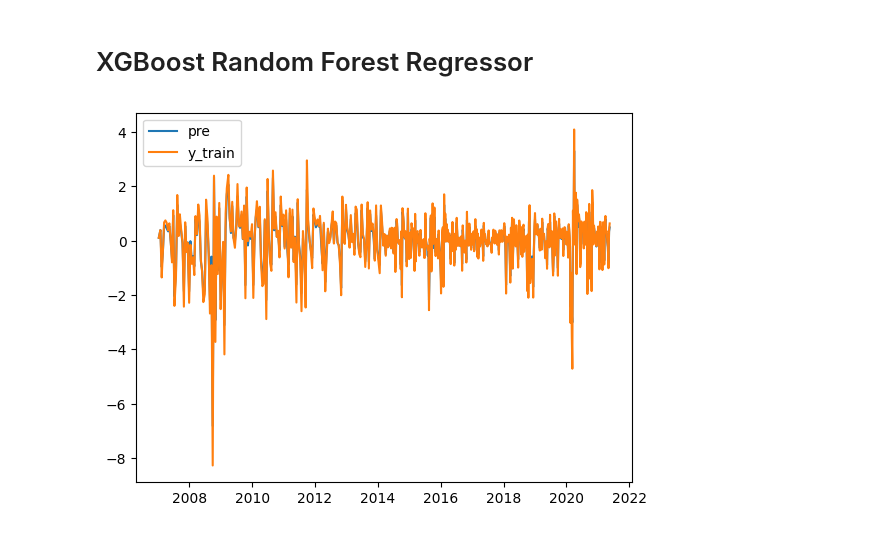
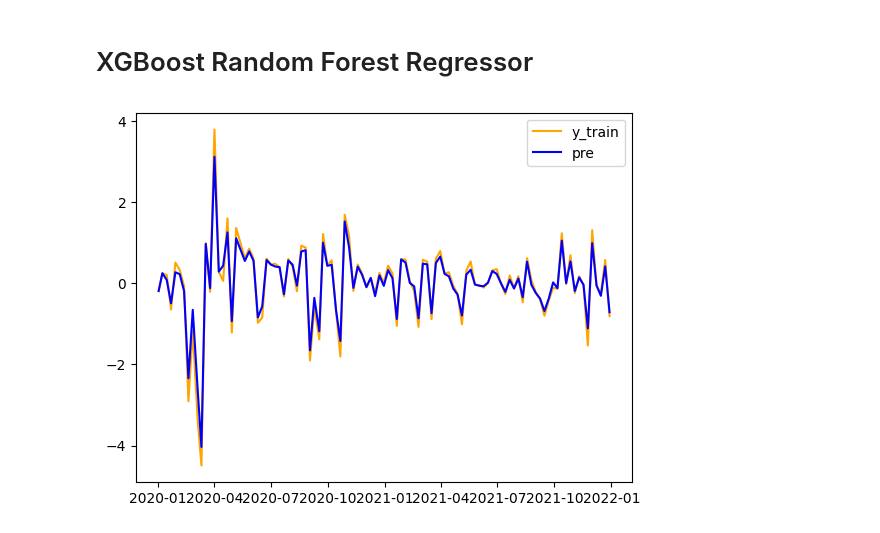
Before and after one commit to bill95196/IAQF, a Jupyter notebook: LSTM.ipynb, the cells around one changed output. Saved outputs shown, nothing was run; the diff lists cells and outputs as text; code cells hidden in the pictures.

```diff
--- a/LSTM.ipynb
+++ b/LSTM.ipynb
@@ -335,7 +403,7 @@ full_data = pd.merge(full_data,unemp_rate,how='left',left_index=True, right_inde
 full_data = pd.merge(full_data,con_sentiment,how='left',left_index=True, right_index=True)
 
 
-# full_data = pd.merge(full_data,t10y2y,how='left',left_index=True, right_index=True)
+full_data = pd.merge(full_data,t10y2y,how='left',left_index=True, right_index=True)
 full_data = pd.merge(full_data,ppi,how='left',left_index=True, right_index=True)
 
 
@@ -343,7 +411,7 @@ full_data = pd.merge(full_data,fed,how='left',left_index=True, right_index=True)
 full_data = pd.merge(full_data,cpi,how='left',left_index=True, right_index=True)
 
 full_data = pd.merge(full_data,dff,how='left',left_index=True, right_index=True)
-full_data = pd.merge(full_data,imp,how='left',left_index=True, right_index=True)
+# full_data = pd.merge(full_data,imp,how='left',left_index=True, right_index=True)
 
 #Russell = pd.merge(Russell,fip,how='left',left_index=True, right_index=True)
 #Russell = pd.merge(Russell,r2d,how='left',left_index=True, right_index=True)
@@ -370,11 +438,13 @@ memory usage: 186.5 KB
 # %%
-X_train, X_test, y_train, y_test = train_test_split(full_data, Return, shuffle=False, test_size=0.2)
+start_date = pd.to_datetime('2020-01-01', format='%Y-%m-%d')
+end_date = pd.to_datetime('2022-01-01', format='%Y-%m-%d')
+X_train, y_train, X_test, y_test = train_test_split(full_data, Return, start_date, end_date)
 X_train, y_train, y_origin, X_test = get_z_score(X_train, y_train, X_test)
-y_train = cap_outliers(y_train, 0.02, 0.99)
+#y_train = cap_outliers(y_train, 0.01, 0.99)
 # %%
 from xgboost import XGBRegressor, XGBRFRegressor
 
-regressor = XGBRegressor(objective="reg:squarederror", random_state=42)
+regressor = XGBRegressor(booster="dart", objective="reg:squarederror", random_state=42, reg_lambda=1.5)
 regressor.fit(X_train, y_train)
 pre = regressor.predict(X_train)
 # %% [markdown]
@@ -430,7 +504,8 @@ plt.show()
 # %% [markdown]
 # XGBoost Random Forest Regressor
 # %%
-regressor = XGBRFRegressor(objective="reg:squarederror",
+regressor = XGBRFRegressor(booster="dart",
+                           objective="reg:squarederror",
                            n_estimator = 10000,
                            learning_rate = 1,
                            max_depth = 200,
@@ -439,12 +514,12 @@ regressor.fit(X_train, y_train)
 pre = regressor.predict(X_train)
 pre = pd.Series(pre, y_train.index)
 # %%
-plt.plot(pre, label="pre")
-plt.plot(y_train, label="y_train")
+plt.plot(y_train, label="y_train", color='orange')
+plt.plot(pre, label="pre", color='blue')
 plt.legend()
 plt.show()
 # %% [output]
-[figure, old version]
+[figure, new version]
 # %%
 cat_train = [1 if i>0 else -1 for i in y_train.values]
 cat_pre = [1 if i>0 else -1 for i in pre.values]
```
Also changed, not shown: parts of 15 cells of this notebook, 2 other files.
